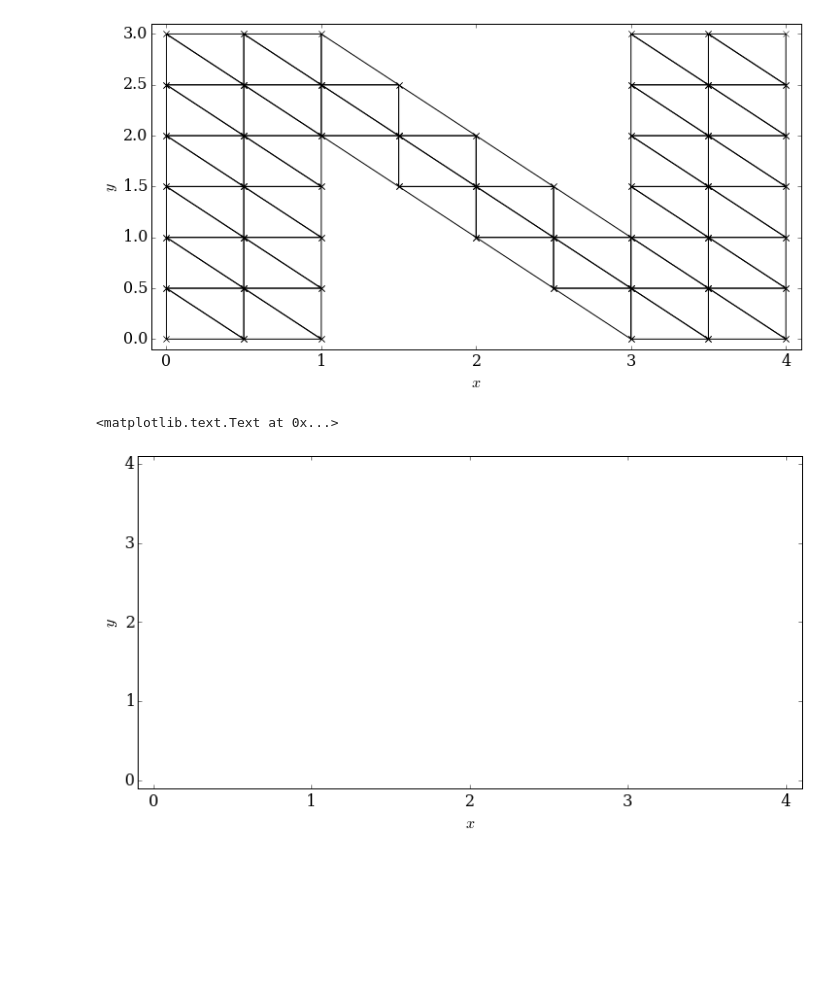
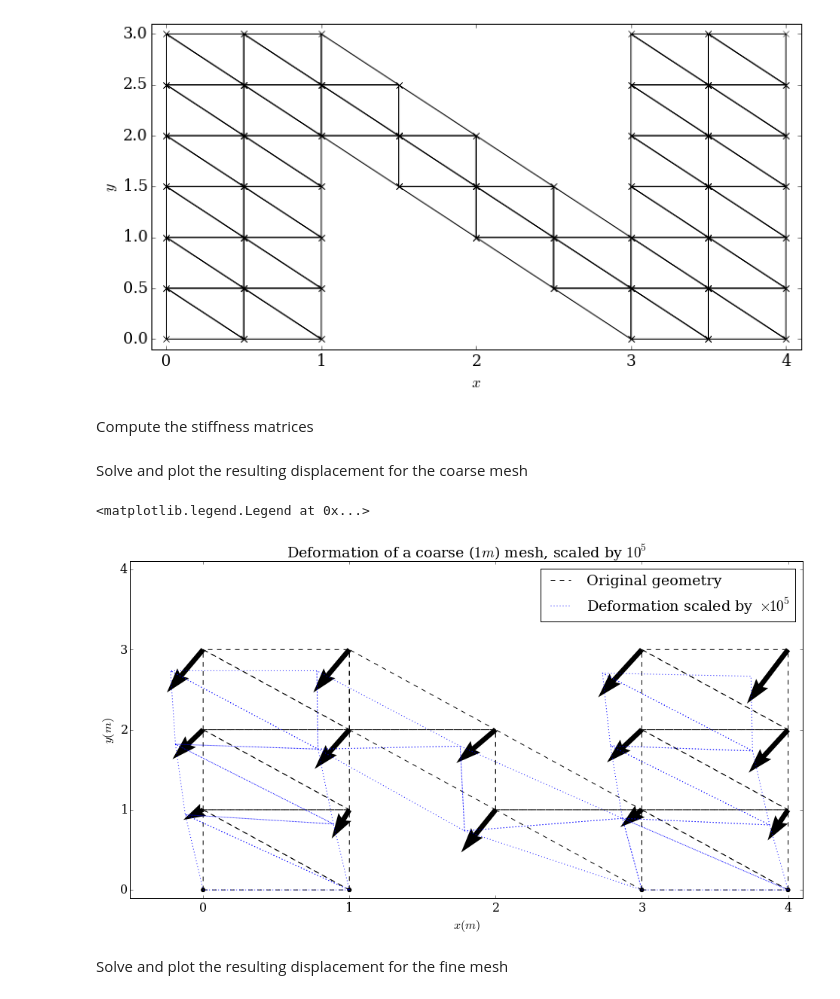
Before and after one commit to KDra/CompSimulation, a Jupyter notebook: FE/Coursework-04-Finite-Elements.ipynb, the cells around one changed output. Cells and saved outputs as stored; diff of their text form; code cells hidden in the pictures; blank space fills up the shorter version.

```diff
--- a/FE/Coursework-04-Finite-Elements.ipynb
+++ b/FE/Coursework-04-Finite-Elements.ipynb
@@ -486,14 +463,43 @@ d = np.linalg.solve(K, F.T)
-# %%
-fig=pyplot.figure()
-ax=fig.add_subplot(111)
-eps = d.reshape(len(nodes), 2) *2e5
-for e in IEN_1m:
-    coords = np.vstack((nodes_1m[e] + eps[e], nodes_1m[e[0]] + eps[e[0]]))
-    ax.plot(coords[:,0], coords[:,1],'kx-')
-pyplot.xlim(-0.1,4.1)
-pyplot.ylim(-0.1,4.1)
-pyplot.xlabel(r"$x$")
-pyplot.ylabel(r"$y$")
-# %% [output]
-<matplotlib.text.Text at 0x...>
-[figure, removed]
+# %% [markdown]
+Compute the stiffness matrices
+# %%
+E = 4e10
+nu = 0.15
+K_1m = global_stiffness(E, nu, nodes_1m, IEN_1m, fixed_nodes_1m)
+K_0_5m = global_stiffness(E, nu, nodes_0_5m, IEN_0_5m, fixed_nodes_0_5m)
+# %% [markdown]
+Solve and plot the resulting displacement for the coarse mesh
+# %%
+F_1m = np.zeros(2*len(nodes_1m))
+free_pos = np.hstack((2*free_nodes_1m, 2*free_nodes_1m + 1))
+F_1m[free_pos] = 9.81*24000/len(nodes_1m)
+F_1m[::2] = 0.0
+
+d_1m = np.linalg.solve(K_1m, F_1m.T)
+# %%
+fig=pyplot.figure(figsize=(16,8))
+ax=fig.add_subplot(111)
+eps = d_1m.reshape(len(nodes_1m), 2) *1e5
+cm = pyplot.cm.RdBu
+for e in IEN_1m[:-1]:
+    coords = np.vstack((nodes_1m[e], nodes_1m[e[0]]))
+    coords_disp = np.vstack((nodes_1m[e] + eps[e], nodes_1m[e[0]] + eps[e[0]]))
+    ax.plot(coords[:, 0], coords[:, 1], 'k--')
+    ax.plot(coords_disp[:, 0], coords_disp[:, 1], 'b:')
+e = IEN_1m[-1]
+coords = np.vstack((nodes_1m[e], nodes_1m[e[0]]))
+coords_disp = np.vstack((nodes_1m[e] + eps[e], nodes_1m[e[0]] + eps[e[0]]))
+ax.plot(coords[:, 0], coords[:, 1], 'k--', label="Original geometry")
+ax.plot(coords_disp[:, 0], coords_disp[:, 1], 'b:', label=r"Deformation scaled by $\times 10^5$")
+ax.quiver(nodes_1m[:,0], nodes_1m[:,1], eps[:,0], eps[:, 1], label="Deformation direction$")
+ax.set_xlim(-0.5, 4.1)
+ax.set_ylim(-0.1, 4.1)
+ax.set_xlabel(r"$x (m)$")
+ax.set_ylabel(r"$y (m)$")
+ax.set_title(r"Deformation of a coarse ($1m$) mesh, scaled by $10^5$")
+ax.legend()
+# %% [output]
+<matplotlib.legend.Legend at 0x...>
+[figure, added]
+# %% [markdown]
+Solve and plot the resulting displacement for the fine mesh
```
Also changed, not shown: parts of 14 cells of this notebook, 2 other files.
